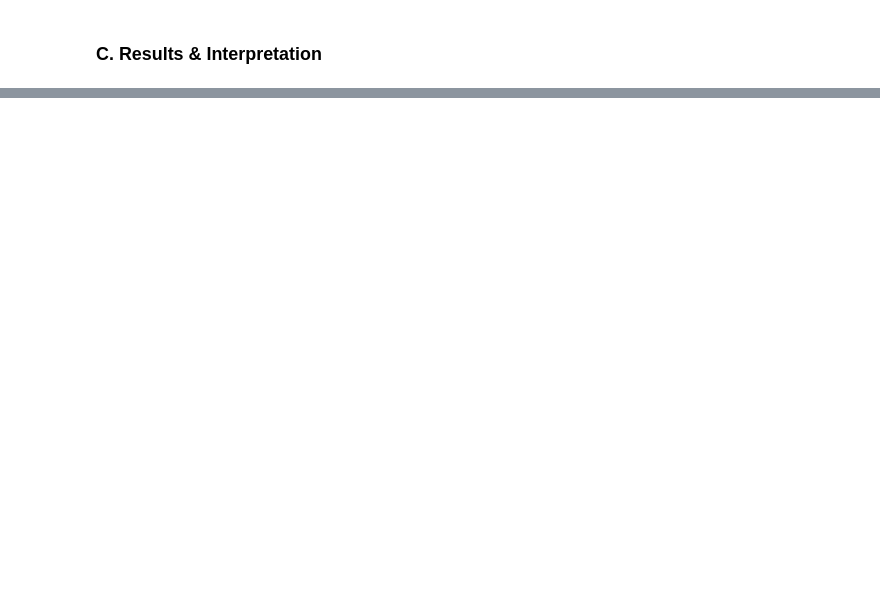
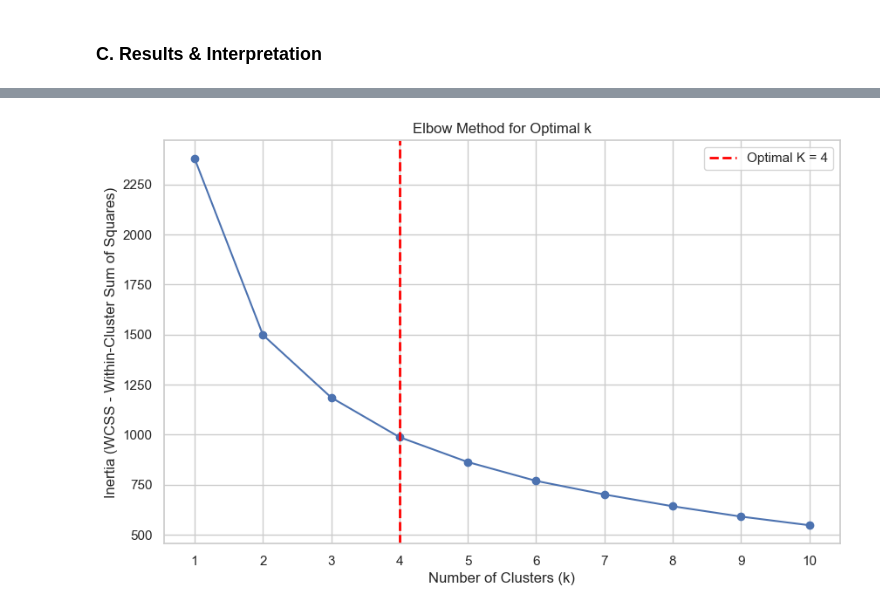
Before and after one commit to TThanhc/Superstore_Sales_Analysis, a Jupyter notebook: Data_CEPA.ipynb, the cells around one changed output, grey strips where cells are left out. Saved outputs shown, nothing was run; the diff lists cells and outputs as text; code cells hidden in the pictures; blank space fills up the shorter version.

```diff
--- a/Data_CEPA.ipynb
+++ b/Data_CEPA.ipynb
@@ -1960,0 +2055,24 @@ Hiệu suất dự đoán (Thực tế vs Dự đoán)
+# %%
+# Analysis: Elbow Method
+inertia = []
+k_range = range(1, 11)
+
+for k in k_range:
+    kmeans = KMeans(n_clusters=k, random_state=42, n_init=10)
+    kmeans.fit(rfm_scaled)
+    inertia.append(kmeans.inertia_)
+
+# Plot Elbow
+plt.figure(figsize=(10, 6))
+plt.plot(k_range, inertia, marker='o')
+plt.axvline(x=4, color='red', linestyle='--', linewidth=2, label='Optimal K = 4')
+plt.title('Elbow Method for Optimal k')
+plt.xlabel('Number of Clusters (k)')
+plt.ylabel('Inertia (WCSS - Within-Cluster Sum of Squares)')
+plt.grid(True)
+plt.legend()
+plt.xticks(k_range)
+plt.show()
+# plt.savefig('elbow_plot.png')
+# %% [output]
+[figure, added]
```
Also changed, not shown: parts of 28 cells of this notebook.
